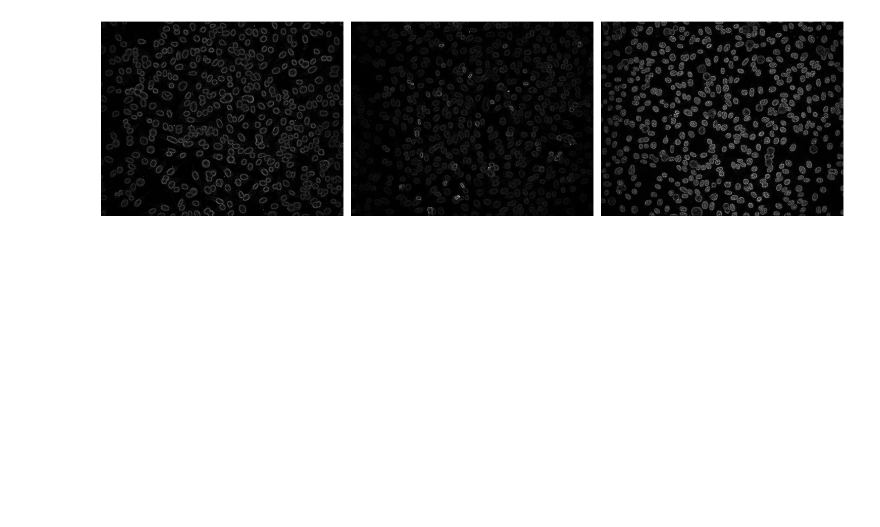
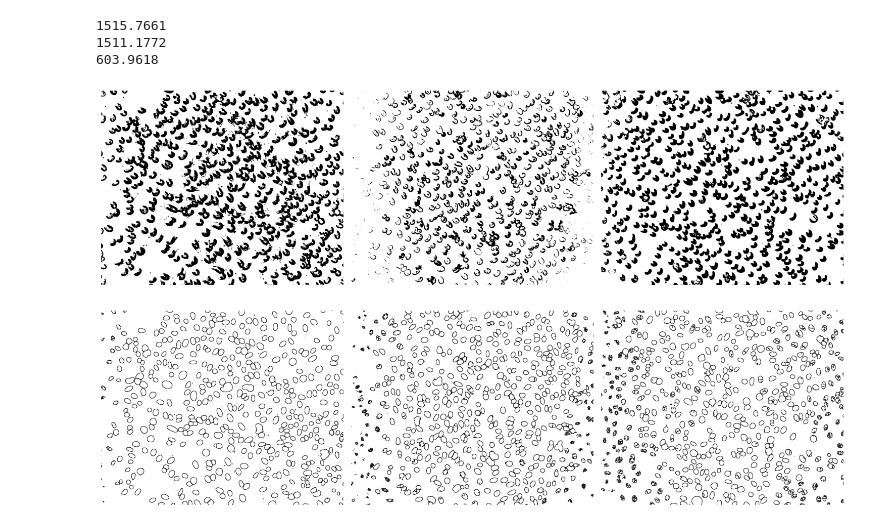
Before and after one commit to RRabayah/CVProj, a Jupyter notebook: task2.ipynb, the cells around one changed output. Cells and saved outputs as stored; diff of their text form; code cells hidden in the pictures; blank space fills up the shorter version.

```diff
--- a/task2.ipynb
+++ b/task2.ipynb
@@ -14,4 +21,7 @@ import matplotlib.pyplot as plt
 # More investigation better.
 directory_path = './data/cells'
 image_files = [f for f in glob.glob(os.path.join(directory_path, '*')) if 'Edges' not in os.path.basename(f)]
-images = [np.array(Image.open(filename).convert('L'), dtype=np.float32) for filename in image_files]
+images = np.array([np.array(Image.open(filename).convert('L'), dtype=np.float32) for filename in image_files])
+
+ground_truth_image_files = [f for f in glob.glob(os.path.join(directory_path, '*')) if 'Edges' in os.path.basename(f)]
+ground_truths = np.array([np.array(Image.open(filename).convert('L'), dtype=np.float32) for filename in ground_truth_image_files])
@@ -81,7 +191,13 @@ def display_processed_images(processed_images):
     plt.tight_layout()
     plt.show()
 # %%
-processed_images = process_images(images, "First Order Gaussian", False)
+processed_images = process_images(images=images, edge_type="Laplacian of Gaussian", apply_blur_gauss=False,
+                                  blur_sigma=1, thresholding=True, lksize= 3, threshold=10)
 display_processed_images(processed_images=processed_images)
+display_processed_images(processed_images=ground_truths)
 # %% [output]
+1515.7661
+1511.1772
+603.9618
-[figure, old version]
+[figure, new version]
+[figure, added]
```
Also changed, not shown: parts of 9 cells of this notebook, 4 other files.
